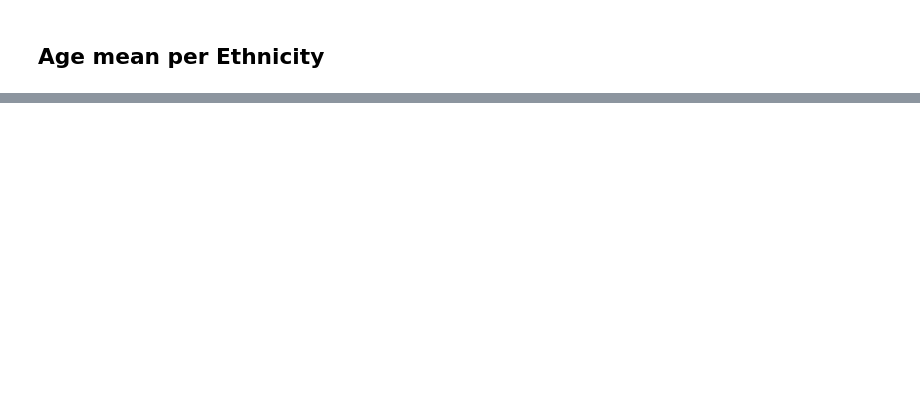
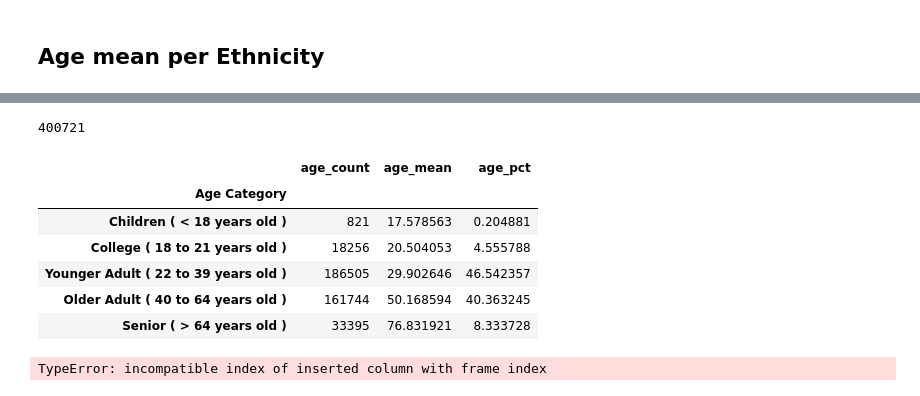
Before and after one commit to shaun-huang/LA-Traffic-Collision-Analysis, a Jupyter notebook: LA Collision Analysis/02 - LA Traffic Collision Analysis - AG.ipynb, the cells around one changed output, grey strips where cells are left out. Cells and saved outputs as stored; diff of their text form; code cells hidden in the pictures; blank space fills up the shorter version.

```diff
--- a/LA Collision Analysis/02 - LA Traffic Collision Analysis - AG.ipynb
+++ b/LA Collision Analysis/02 - LA Traffic Collision Analysis - AG.ipynb
@@ -162,0 +260,18 @@ plta.show()
+# %%
+#create bins to extract age range
+bins = [0,19,22,40,65, float("inf")]
+age = ["Children ( < 18 years old )",
+       "College ( 18 to 21 years old )",
+       "Younger Adult ( 22 to 39 years old )",
+       "Older Adult ( 40 to 64 years old )",
+       "Senior ( > 64 years old )"]
+
+df['Age Category'] = pd.cut(df['victim_age'],bins, right=False, labels=age)
+
+age_group = df.groupby("Age Category")
+print(age_group["victim_race", "victim_age"].mean())
+
+age_count["age_count"] = age_group[["victim_age"]].count()
+age_count["age_mean"] = age_group["victim_age"].mean()
+age_df = age_count[["age_count","age_mean"]]
+age_df
@@ -162,0 +293,23 @@ plta.show()
+# %%
+print(age_df["age_count"].sum())
+age_total_crash = age_df["age_count"].sum()
+age_df["age_pct"]= age_df["age_count"]/age_total_crash*100
+age_df
+# %% [output]
+400721
+|  | age_count | age_mean | age_pct |
+| Age Category |  |  |  |
+| Children ( < 18 years old ) | 821 | 17.578563 | 0.204881 |
+| College ( 18 to 21 years old ) | 18256 | 20.504053 | 4.555788 |
+| Younger Adult ( 22 to 39 years old ) | 186505 | 29.902646 | 46.542357 |
+| Older Adult ( 40 to 64 years old ) | 161744 | 50.168594 | 40.363245 |
+| Senior ( > 64 years old ) | 33395 | 76.831921 | 8.333728 |
+# %%
+age_group = df.groupby(["Age Category", "victim_race"])
+age_df["age_count"] = age_group[["victim_age"]].count()
+# age_total_crash = age_df["age_count"].sum()
+# age_df["age_pct"]= age_df["age_count"]/age_total_crash*100
+
+age_df
+# %% [output]
+TypeError: incompatible index of inserted column with frame index
```
Also changed, not shown: parts of 12 cells of this notebook.
